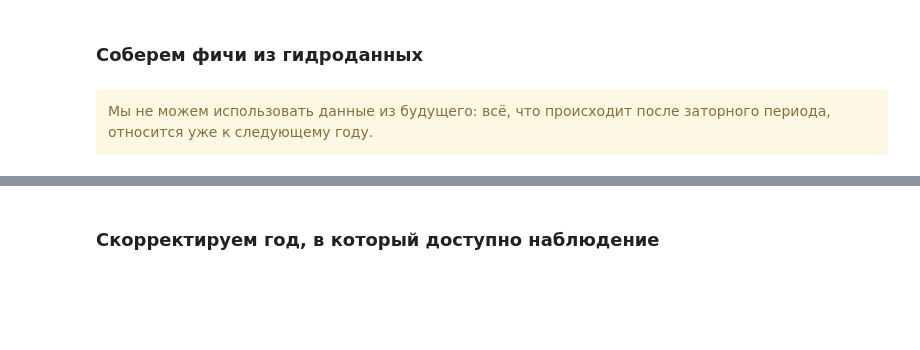
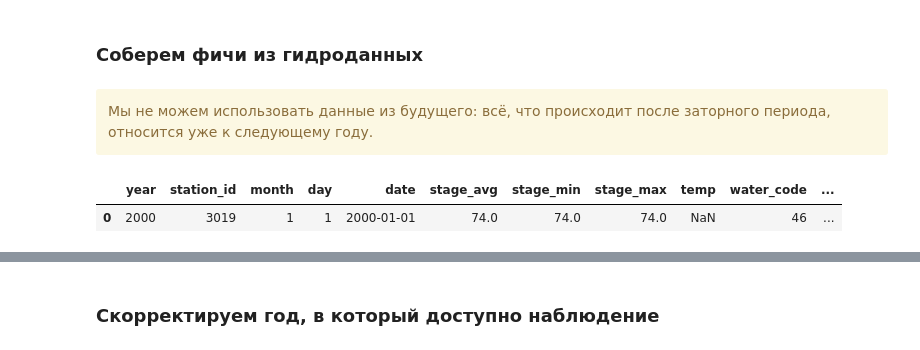
Before and after one commit to omoreva/emergencydatahack, a Jupyter notebook: features_from_labels.ipynb, the cells around one changed output, grey strips where cells are left out. Drawn from its saved outputs; the diff is of its cells as text; code cells hidden in the pictures; blank space fills up the shorter version.

```diff
--- a/features_from_labels.ipynb
+++ b/features_from_labels.ipynb
@@ -36,0 +16,19 @@ os.listdir(data_dir)
+# %%
+# Путь к директории с данными
+
+data_dir = '../00_data/track_1/'
+sumbit_dir = '../02_submits/'
+preprocessed_dir = '../03_preprocessed_data/'
+
+# Метео
+mc = pd.read_csv(data_dir + 'meteo_coord.csv')
+mld = pd.read_csv(data_dir + 'meteo_1day.csv')
+mlm = pd.read_csv(data_dir + 'meteo_1month.csv')
+rhv = pd.read_csv(data_dir + 'reference_horiz_visib.csv')
+
+# Гидро
+hc = pd.read_csv(data_dir + 'hydro_coord.csv')
+hld = pd.read_csv(data_dir + 'hydro_1day.csv',
+                   parse_dates=['date'])
+rwc = pd.read_csv(data_dir + 'reference_water_codes.csv')
+os.listdir(data_dir)
@@ -349,12 +188,15 @@ F1-test: 0.0
 </div>
 # %%
 # Внесем не темпоральные данные
-main_df = pd.merge(main_df, hc[['station_id',
+X = pd.merge(X, hc[['station_id',
                                 'distance_from_source',
                                 'drainage_area',
                                 'z_null']], on='station_id', how='left')
 
 # Возьмем также данные из ежедневных наблюдений
 hld = pd.read_csv(data_dir + 'hydro_1day.csv',
                    parse_dates=['date'])
 hld.head(1)
+# %% [output]
+|  | year | station_id | month | day | date | stage_avg | stage_min | stage_max | temp | water_code | ... |
+| 0 | 2000 | 3019 | 1 | 1 | 2000-01-01 | 74.0 | 74.0 | 74.0 | NaN | 46 | ... |
```
Also changed, not shown: parts of 25 cells of this notebook.
